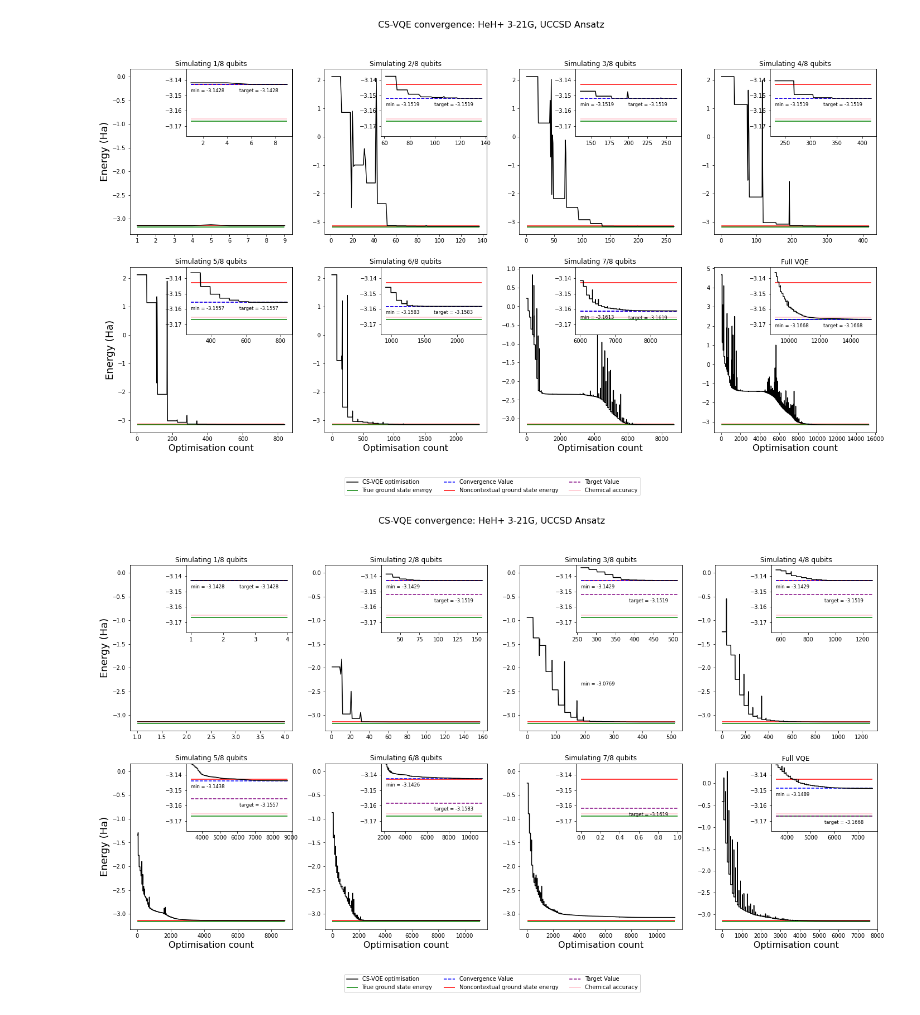
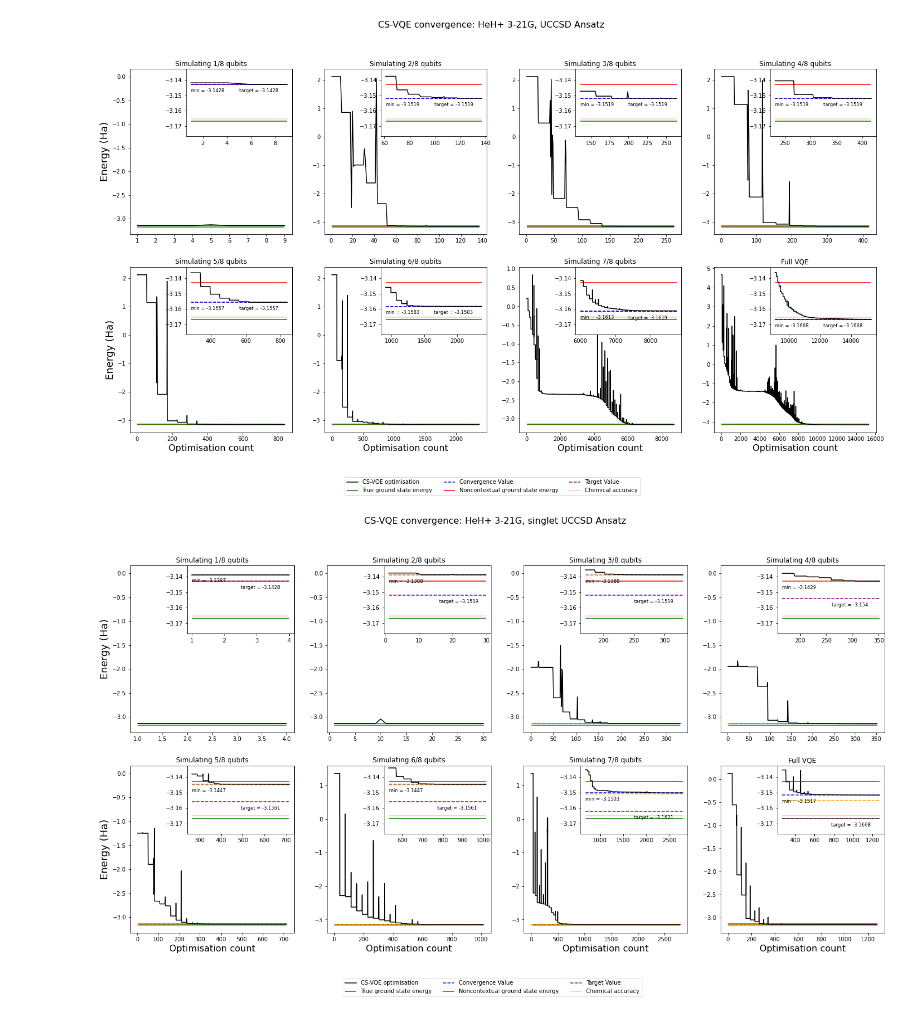
Before and after one commit to wmkirby1/CS-VQE, a Jupyter notebook: Final Plots.ipynb, the cells around one changed output. Saved outputs shown, nothing was run; the diff lists cells and outputs as text; code cells hidden in the pictures.

Commit message:
plotting ground state energy of projected Hamiltonians - matches HeH+ CS-VQE results

```diff
--- a/Final Plots.ipynb
+++ b/Final Plots.ipynb
@@ -11,11 +11,11 @@ fig.savefig('plots/'+file+'.png', dpi=300)
 # %% [output]
 [figure]
 # %%
-file='HeH+_3-21G_full_UCCSD_CS_VQE_results_rot_A_in_circuit_entgl_swap_with_ancilla'
+file='HeH+_singlet_UCCSD_CS-VQE_convergence_with_ground_state_projection'
 with open('data/'+file+'.json', 'r') as json_file:
     cs_vqe_data = json.load(json_file)
 
-fig = plot_cs_vqe_convergence(cs_vqe_data, 'CS-VQE convergence: HeH+ 3-21G, UCCSD Ansatz')
+fig = plot_cs_vqe_convergence(cs_vqe_data, 'CS-VQE convergence: HeH+ 3-21G, singlet UCCSD Ansatz')
 fig.savefig('plots/'+file+'.png', dpi=300)
 # %% [output]
-[figure, old version]
+[figure, new version]
```
Also changed, not shown: parts of 1 cell of this notebook, 9 other files.
